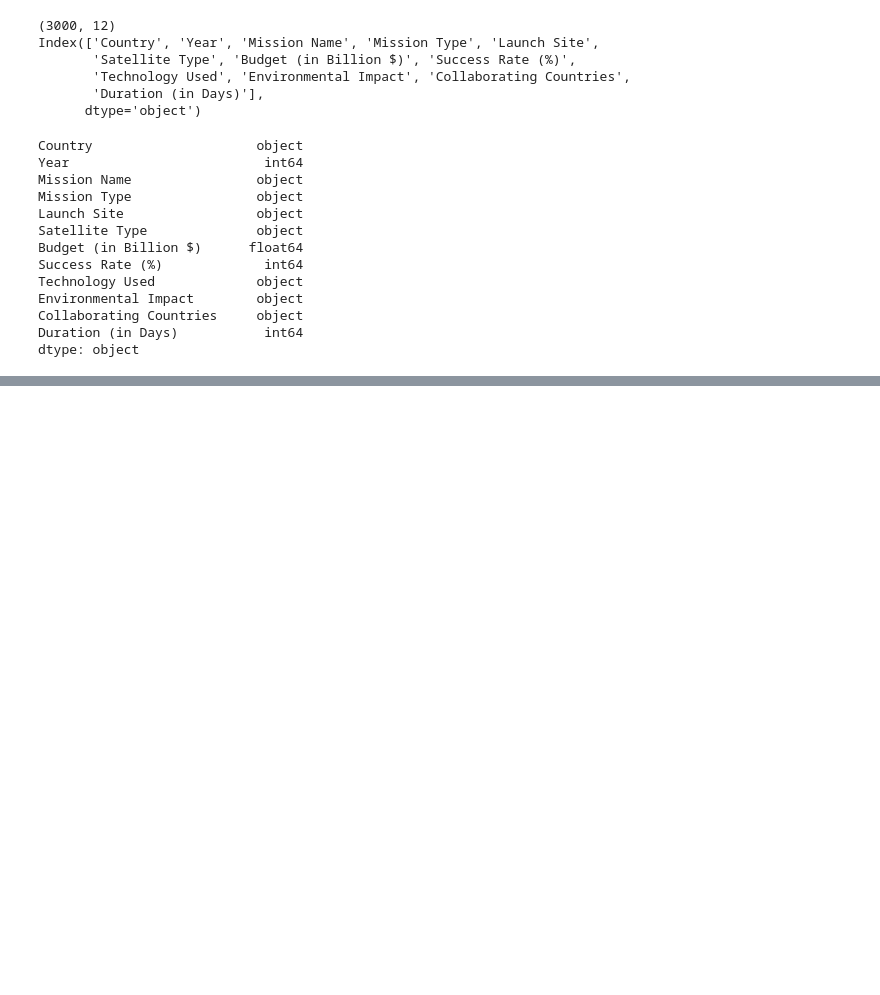
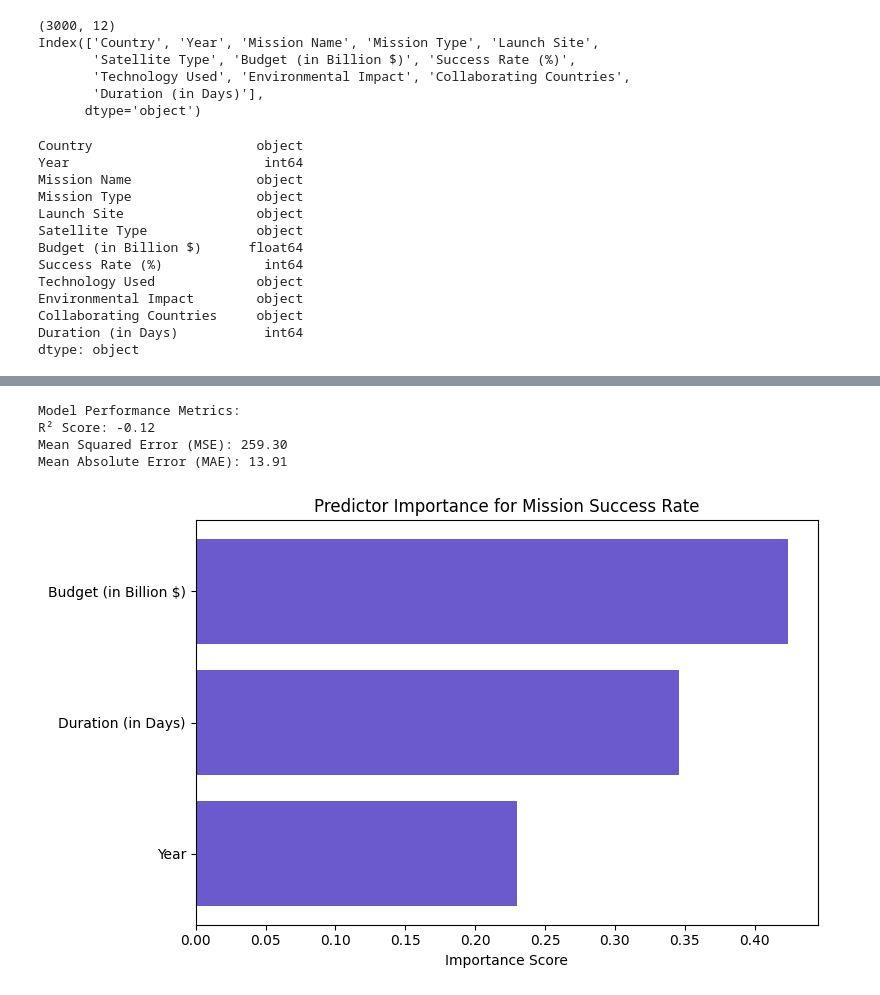
Before and after one commit to shifathhossain/Global-Space-Exploration, a Jupyter notebook: eda.ipynb, the cells around one changed output, grey strips where cells are left out. Saved outputs shown, nothing was run; the diff lists cells and outputs as text; code cells hidden in the pictures; blank space fills up the shorter version.

```diff
--- a/eda.ipynb
+++ b/eda.ipynb
@@ -41,0 +164,45 @@ duplicated=df.duplicated().sum()
+# %%
+# estimating the success rate of space missions using Random Forest Regressor
+
+# import  libraries
+from sklearn.ensemble import RandomForestRegressor
+from sklearn.model_selection import train_test_split
+from sklearn.metrics import r2_score, mean_squared_error, mean_absolute_error
+
+predictors = ['Year', 'Budget (in Billion $)', 'Duration (in Days)']
+target_variable = 'Success Rate (%)'
+
+X = df[predictors]
+y = df[target_variable]
+X_train, X_test, y_train, y_test = train_test_split(X, y, test_size=0.2, random_state=42)
+
+model_rf = RandomForestRegressor(n_estimators=100, random_state=42)
+model_rf.fit(X_train, y_train)
+
+predictions = model_rf.predict(X_test)
+
+r2_value = r2_score(y_test, predictions)
+mse_value = mean_squared_error(y_test, predictions)
+mae_value = mean_absolute_error(y_test, predictions)
+
+print(f"Model Performance Metrics:")
+print(f"R² Score: {r2_value:.2f}")
+print(f"Mean Squared Error (MSE): {mse_value:.2f}")
+print(f"Mean Absolute Error (MAE): {mae_value:.2f}")
+
+feature_importance = model_rf.feature_importances_
+sorted_idx = np.argsort(feature_importance)
+
+plt.figure(figsize=(8, 5))
+plt.barh(range(len(sorted_idx)), feature_importance[sorted_idx], color='slateblue')
+plt.yticks(range(len(sorted_idx)), [predictors[i] for i in sorted_idx])
+plt.title('Predictor Importance for Mission Success Rate')
+plt.xlabel('Importance Score')
+plt.tight_layout()
+plt.show()
+# %% [output]
+Model Performance Metrics:
+R² Score: -0.12
+Mean Squared Error (MSE): 259.30
+Mean Absolute Error (MAE): 13.91
+[figure, added]
```
Also changed, not shown: parts of 4 cells of this notebook.
